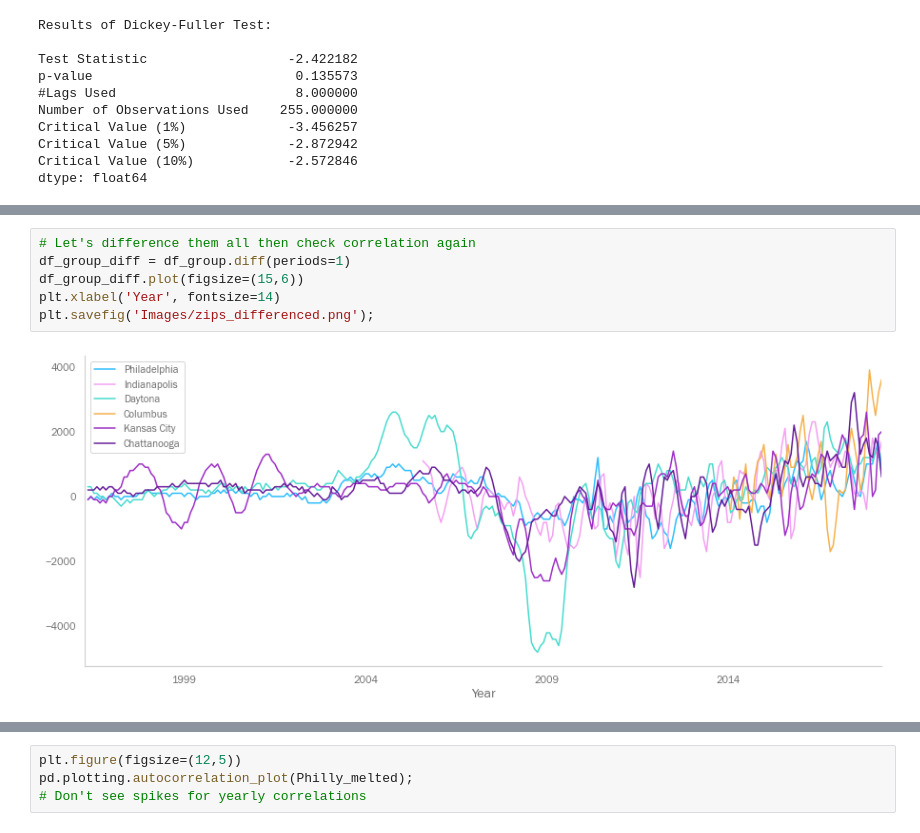
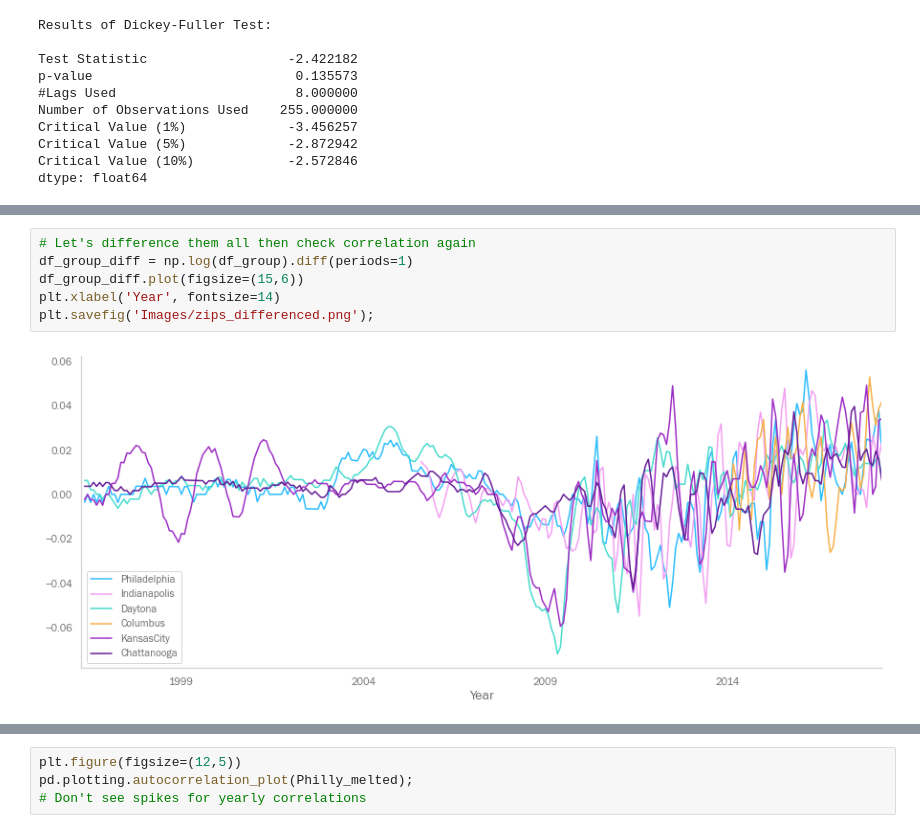
Before and after one commit to melodygr/Time_Series_project, a Jupyter notebook: Time_Series_Project.ipynb, the cells around one changed output, grey strips where cells are left out. Cells and saved outputs as stored; diff of their text form.

```diff
--- a/Time_Series_Project.ipynb
+++ b/Time_Series_Project.ipynb
@@ -875,12 +1002,12 @@ df_group.corr()
 | Chattanooga | 0.856833 | 0.928332 | 0.864986 | 0.882271 | 0.777869 | 1.000000 |
 # %%
 # Let's difference them all then check correlation again
-df_group_diff = df_group.diff(periods=1)
+df_group_diff = np.log(df_group).diff(periods=1)
 df_group_diff.plot(figsize=(15,6))
 plt.xlabel('Year', fontsize=14)
 plt.savefig('Images/zips_differenced.png');
 # %% [output]
-[figure, old version]
+[figure, new version]
 # %%
 df_group_diff.plot(figsize=(13,8), subplots=True, legend=True)
 plt.savefig('Images/differenced_subplots.png');
```
Also changed, not shown: parts of 93 cells of this notebook, 18 other files.
